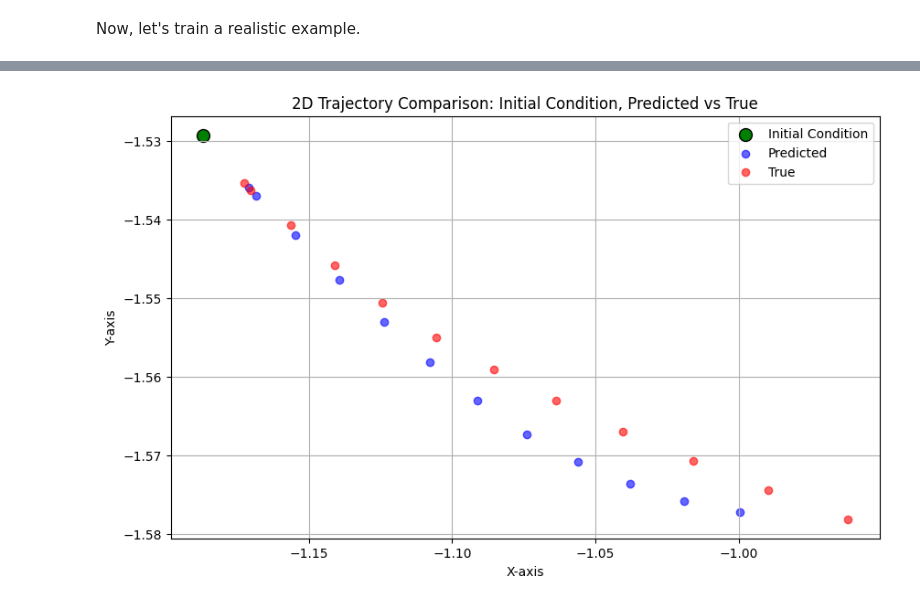
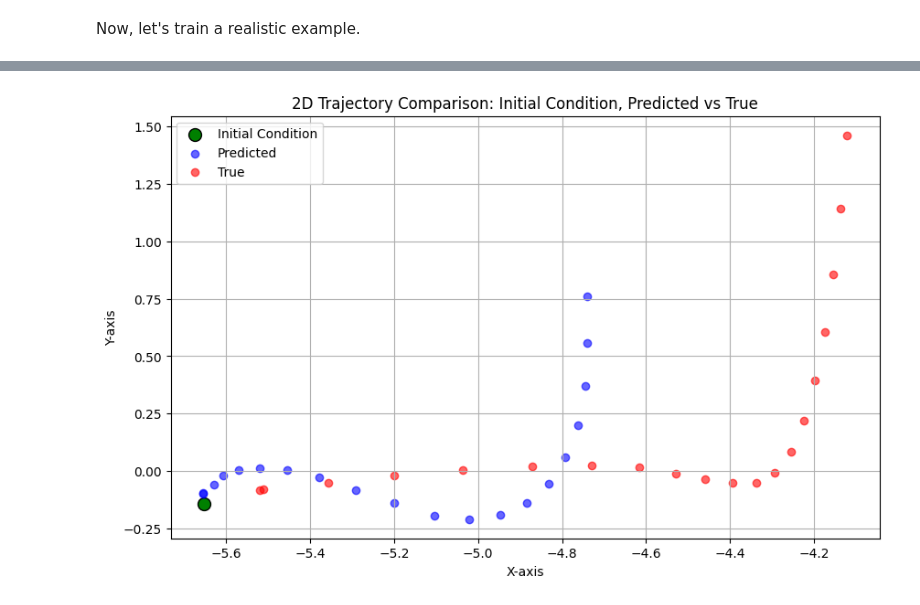
Before and after one commit to AndresCenteno/deep_equilibrium_fodes, a Jupyter notebook: deq.ipynb, the cells around one changed output, grey strips where cells are left out. Drawn from its saved outputs; the diff is of its cells as text; code cells hidden in the pictures.

```diff
--- a/deq.ipynb
+++ b/deq.ipynb
@@ -119,6 +118,17 @@ gradcheck(deq, u0.double().requires_grad_(), eps=1e-5, atol=1e-3, check_undefine
 True
 # %% [markdown]
 Now, let's train a realistic example.
+# %%
+n_samples = 1000
+d = 5
+T = 20
+Nt = 20
+alpha = 0.9
+
+u0_ex = torch.randn(n_samples, d)*3
+hidden_net = FODE(alpha,T,Nt,d)
+hidden_deq = DEQFixedPoint(hidden_net,forward_iteration)
+uT_ex = hidden_deq(u0_ex).detach()
 # %%
 def plot3d(uT):
     plt.figure(figsize=(10, 6))
@@ -132,15 +142,4 @@ def plot3d(uT):
     plt.legend()
     plt.grid(True)
     plt.show()
-# %%
-n_samples = 1000
-d = 3
-T = 10
-Nt = 12
-alpha = 0.8
-
-u0_ex = torch.randn(n_samples, d)
-hidden_net = FODE(alpha,T,Nt,d)
-hidden_deq = DEQFixedPoint(hidden_net,forward_iteration)
-uT_ex = hidden_deq(u0_ex).detach()
 # %%
@@ -255,9 +256,9 @@ def plot2d(u0, uT_pred, uT_true):
     plt.grid(True)
     plt.show()
 # %%
-i = 7
+i = 4
 pred = model(u0_ex[i]).squeeze(0).detach().numpy()
 true = uT_ex[i].numpy()
 plot2d(u0_ex[i],pred,true)
 # %% [output]
-[figure, old version]
+[figure, new version]
```
Also changed, not shown: parts of 6 cells of this notebook.
